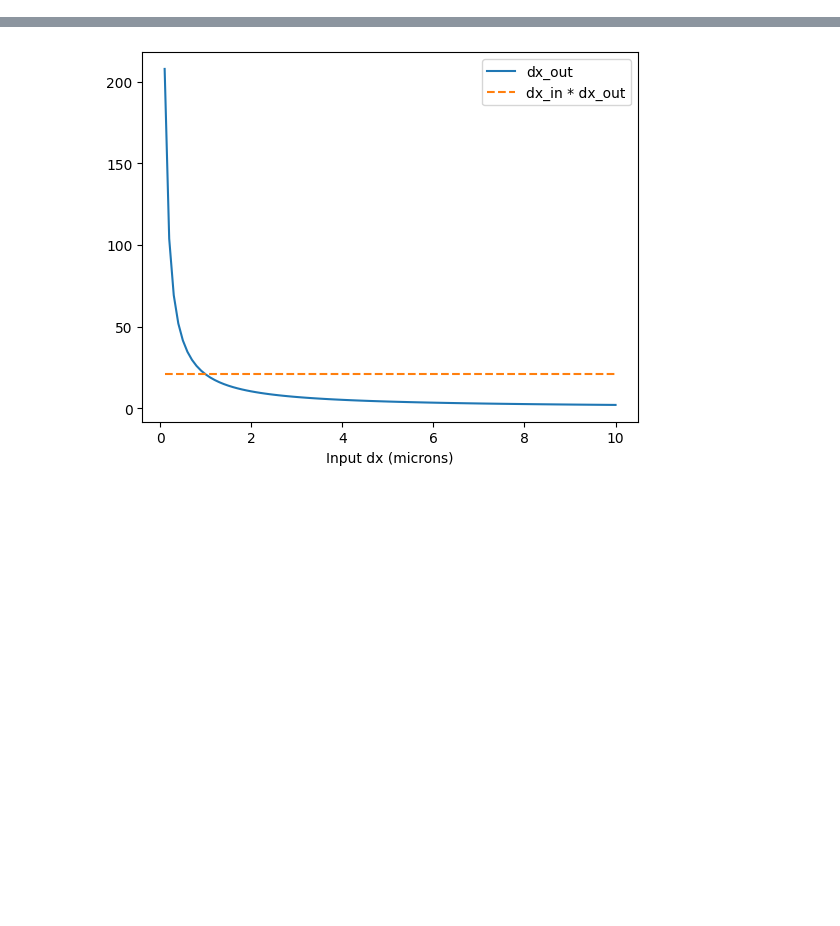
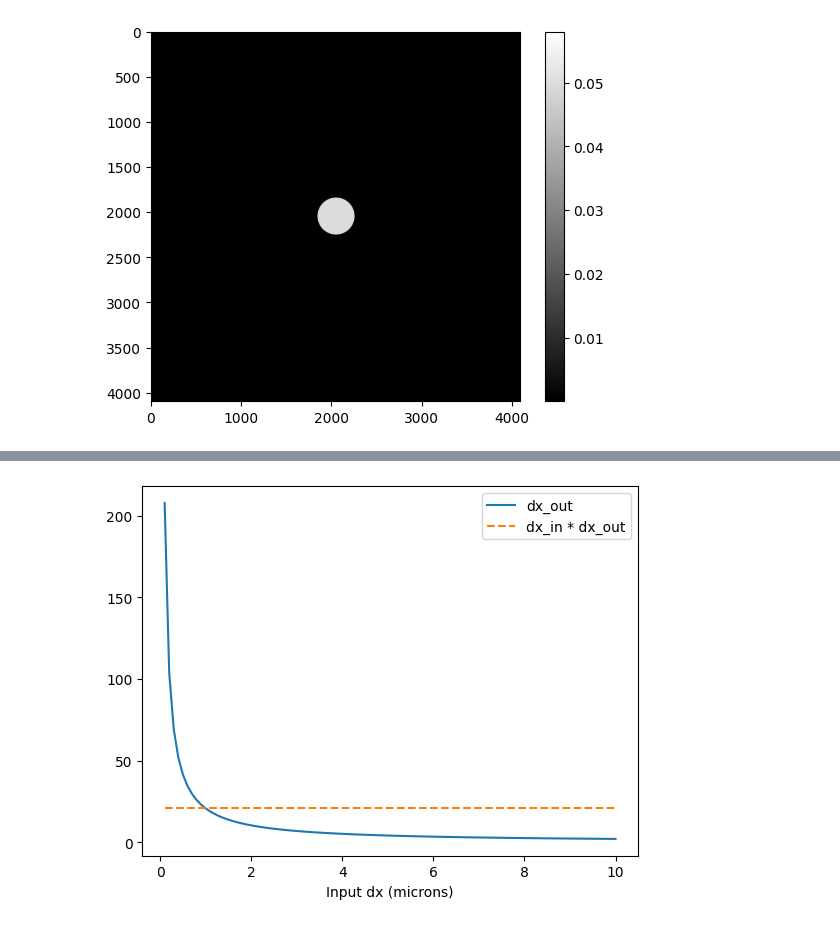
Before and after one commit to chromatix-team/chromatix, a Jupyter notebook: docs/examples/fflens.ipynb, the cells around one changed output, grey strips where cells are left out. Saved outputs shown, nothing was run; the diff lists cells and outputs as text; code cells hidden in the pictures; blank space fills up the shorter version.

```diff
--- a/docs/examples/fflens.ipynb
+++ b/docs/examples/fflens.ipynb
@@ -49,0 +58,11 @@ plt.show()
+# %%
+params_tube = tube.init(key, output_obj)
+output_tube = tube.apply(
+    params_tube,  # Empty params if no learnable parameters
+    output_obj,
+)
+plt.imshow(jnp.abs(output_tube.u[0, ..., 0]), cmap="gray")
+plt.colorbar()
+plt.show()
+# %% [output]
+[figure, added]
```
Also changed, not shown: parts of 10 cells of this notebook.
